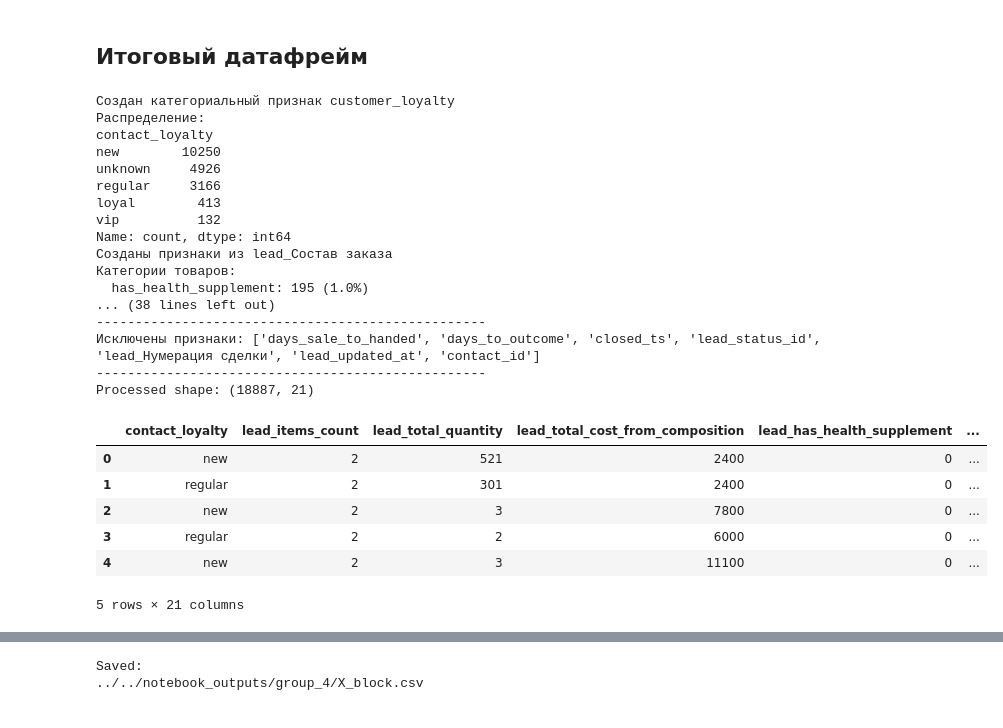
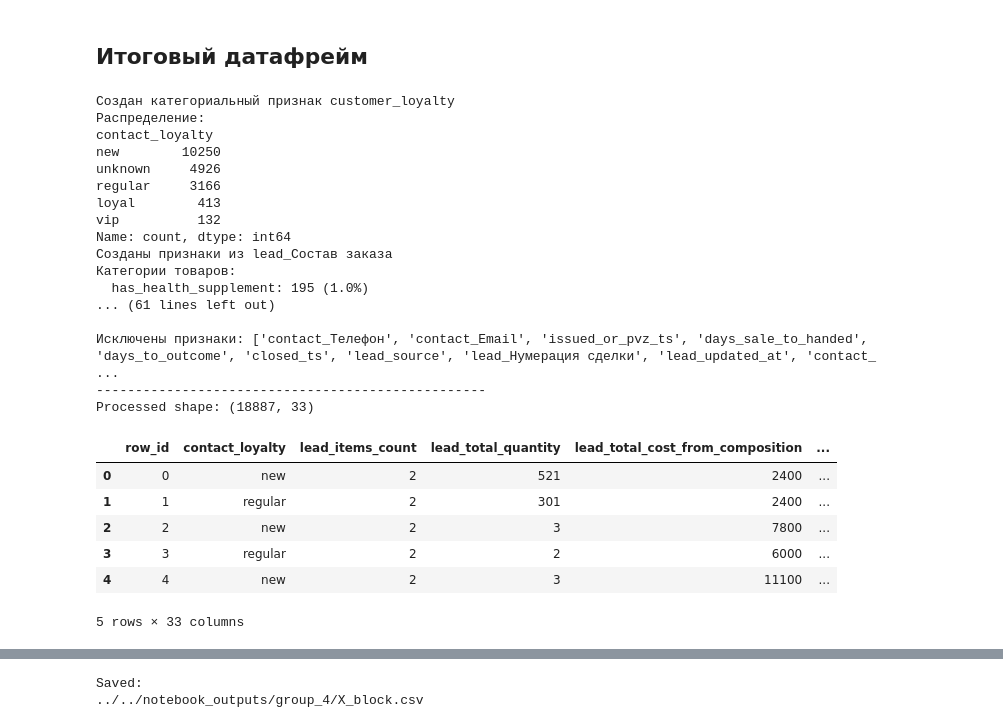
Before and after one commit to JeffRaiAlt/xakaton_mipt, a Jupyter notebook: notebooks/group_4/feature_processing_template.ipynb, the cells around one changed output, grey strips where cells are left out. Cells and saved outputs as stored; diff of their text form; code cells hidden in the pictures.

Commit message:
Обработка признаков и создание датафрейма с row_id. Новый ноутбук, Xblock.cvs, feature_spec и txt файлы с названиями признаков

```diff
--- a/notebooks/group_4/feature_processing_template.ipynb
+++ b/notebooks/group_4/feature_processing_template.ipynb
@@ -661,19 +978,18 @@ print(f"Выкупаемость без источника: {buyout_rate_without
+# %%
+cols_to_drop.append('lead_source')
 # %%
 def _add_lead_source_feature(block_df: pd.DataFrame, result: pd.DataFrame) -> None:
     """
-    Создает бинарный признак наличия источника заказа
+    Заполняет пропуски в lead_Источник
     """
     # Бинарный признак: есть ли информация об источнике
-    result["lead_has_source"] = block_df["lead_source"].notna().astype(int)
+    result["lead_source"] = block_df["lead_Источник"].fillna('unknown')
 
     # Статистика
-    has_source_count = result["lead_has_source"].sum()
-    total_count = len(result)
-    has_source_pct = has_source_count / total_count * 100
+    null_cnt = block_df['lead_Источник'].isna().sum()
+    null_pct = null_cnt / block_df.shape[0] * 100
 
-    print(f"Создан признак lead_has_source")
-    print(f"Заказов с известным источником: {has_source_count} ({has_source_pct:.1f}%)")
-    print(f"Выкупаемость с источником: {buyout_rate_with_source:.1%} (по историческим данным")
-    print(f"Выкупаемость без источника: {buyout_rate_without_source:.1%}")
-    print(f"Разница: {(buyout_rate_with_source - buyout_rate_without_source):.1%} процентных пункта")
+    print(f"Создан признак lead_source")
+    print(f"Пропусков: {null_cnt} ({null_pct:.1f}%). Заполнены `unknown`")
+    print(f"Категории после заполнения пропусков:\n {result['lead_source'].value_counts()}")
     print('-' * 50)
@@ -753,5 +996,3 @@ Name: proportion, dtype: float64
-# %%
-cols_to_drop.append('lead_status_id')
 # %% [markdown]
 ### lead_Нумерация сделки
 
@@ -898,3 +1163,5 @@ cols_to_drop.append('contact_id')
+# %%
+cols_to_drop.append('lead_Условный отказ')
 # %% [markdown]
 ## Функции обработки признаков
 # %%
@@ -912,51 +1179,57 @@ X_block = pd.DataFrame(index=block_df.index)
 for column in block_df.columns:
     if column in cols_to_drop:
         continue
+    elif column == 'lead_Длина':
+        _add_length_feature(block_df, X_block)
+    elif column == 'lead_created_at':
+        _add_timedelta_features(block_df, X_block)
+    elif column == 'lead_Стоимость доставки':
+        _add_shipping_cost(block_df, X_block)
     elif column == 'contact_Число сделок':
         _add_customer_loyalty_feature(block_df, X_block)
     elif column == 'lead_Скидка':
         _add_discount_feature(block_df, X_block)
     elif column == 'lead_Линейная ширина (см)' :
         _add_width_feature(block_df, X_block)
-    elif column == 'lead_source':
+    elif column == 'lead_Источник':
         _add_lead_source_feature(block_df, X_block)
     elif column == 'sale_ts':
         _add_sale_ts_features(block_df, X_block)
     elif column == 'lead_Состав заказа':
         _add_order_composition_features(block_df, X_block)
     else:
         _add_default_feature(block_df, X_block, column)
 
 print(f"Исключены признаки: {cols_to_drop}")
 print('-' * 50)
 
 print("Processed shape:", X_block.shape)
 display(X_block.head())
 # %% [output]
 Создан категориальный признак customer_loyalty
 Распределение:
 contact_loyalty
 new        10250
 unknown     4926
 regular     3166
 loyal        413
 vip          132
 Name: count, dtype: int64
 Созданы признаки из lead_Состав заказа
 Категории товаров:
   has_health_supplement: 195 (1.0%)
-... (38 lines left out)
+... (61 lines left out)
+
+Исключены признаки: ['contact_Телефон', 'contact_Email', 'issued_or_pvz_ts', 'days_sale_to_handed', 'days_to_outcome', 'closed_ts', 'lead_source', 'lead_Нумерация сделки', 'lead_updated_at', 'contact_ ...
 --------------------------------------------------
-Исключены признаки: ['days_sale_to_handed', 'days_to_outcome', 'closed_ts', 'lead_status_id', 'lead_Нумерация сделки', 'lead_updated_at', 'contact_id']
---------------------------------------------------
-Processed shape: (18887, 21)
+Processed shape: (18887, 33)
-|  | contact_loyalty | lead_items_count | lead_total_quantity | lead_total_cost_from_composition | lead_has_health_supplement | ... |
-| 0 | new | 2 | 521 | 2400 | 0 | ... |
-| 1 | regular | 2 | 301 | 2400 | 0 | ... |
-| 2 | new | 2 | 3 | 7800 | 0 | ... |
-| 3 | regular | 2 | 2 | 6000 | 0 | ... |
-| 4 | new | 2 | 3 | 11100 | 0 | ... |
+|  | row_id | contact_loyalty | lead_items_count | lead_total_quantity | lead_total_cost_from_composition | ... |
+| 0 | 0 | new | 2 | 521 | 2400 | ... |
+| 1 | 1 | regular | 2 | 301 | 2400 | ... |
+| 2 | 2 | new | 2 | 3 | 7800 | ... |
+| 3 | 3 | regular | 2 | 2 | 6000 | ... |
+| 4 | 4 | new | 2 | 3 | 11100 | ... |
-5 rows × 21 columns
+5 rows × 33 columns
 # %%
 X_block.info()
 # %% [output]
```
Also changed, not shown: parts of 50 cells of this notebook, 4 other files.
